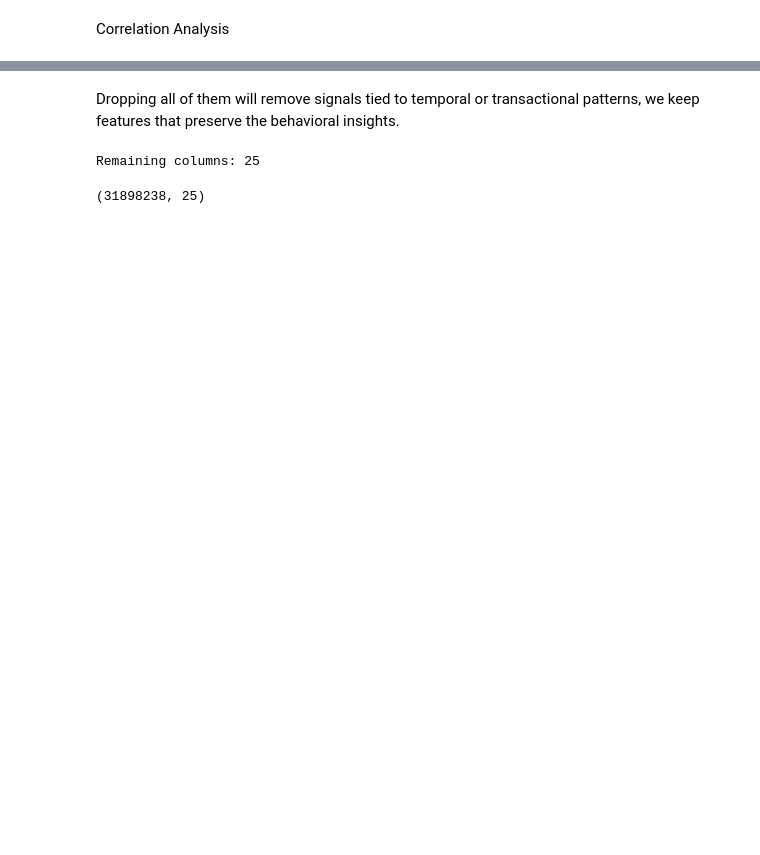
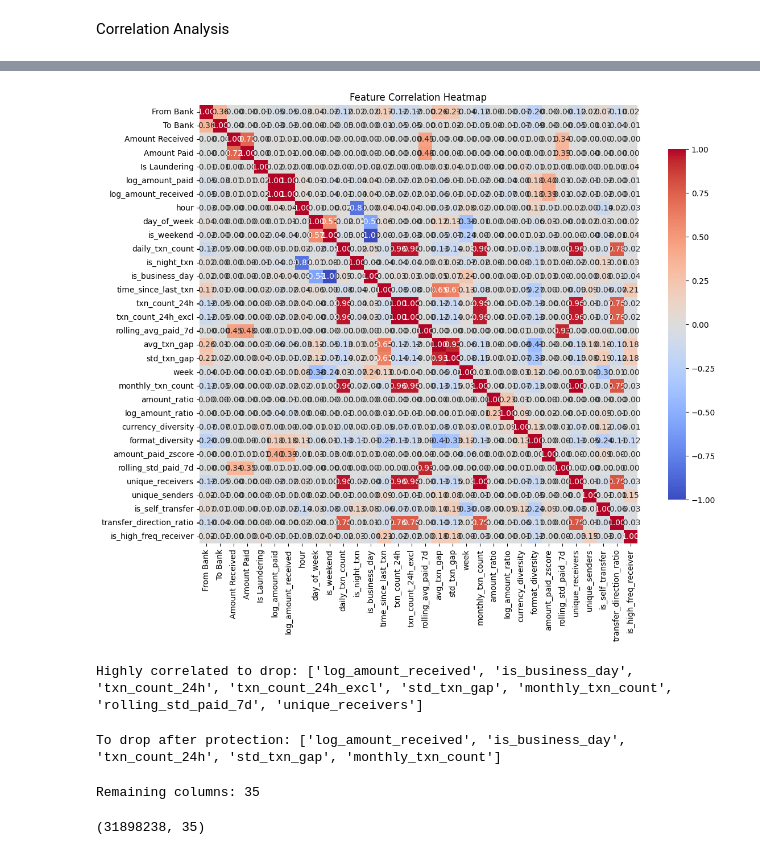
Before and after one commit to DelphinKdl/CUA-MDA-Capstone-BaaS-Risk-Monitoring, a Jupyter notebook: notebooks/02_feature_engineering.ipynb, the cells around one changed output, grey strips where cells are left out. Saved outputs shown, nothing was run; the diff lists cells and outputs as text; code cells hidden in the pictures; blank space fills up the shorter version.

```diff
--- a/notebooks/02_feature_engineering.ipynb
+++ b/notebooks/02_feature_engineering.ipynb
@@ -136 +165,11 @@ df = df.merge(counter_to, left_on='Account', right_index=True, how='left')
+# %%
+# Transfer direction ratio (outgoing / incoming transactions per account)
+sent_counts = df.groupby('Account')['Amount Paid'].transform('count')
+recv_counts = df.groupby('Account.1')['Amount Paid'].transform('count')
+
+df['transfer_direction_ratio'] = sent_counts / (recv_counts + 1e-6)
+# %%
+# High-Frequency Receiver
+threshold = df['unique_senders'].quantile(0.95)
+df['is_high_freq_receiver'] = (df['unique_senders'] > threshold).astype('int8')
 # %%
@@ -170,2 +202,0 @@ Highly correlated to drop: ['log_amount_received', 'txn_count_24h', 'txn_count_2
-# %% [markdown]
-Dropping all of them will remove signals tied to temporal or transactional patterns, we keep  features that preserve the behavioral insights.
@@ -183,10 +203,41 @@ to_drop_final = {
-# %%
-
-df_reduced = df.drop(columns=list(to_drop_final), errors='ignore')
-print(f"Remaining columns: {len(df_reduced.columns)}")
-df_reduced.shape
-# %% [output]
-Remaining columns: 25
-(31898238, 25)
+# %%
+numeric_cols = df.select_dtypes(include='number').columns.tolist()
+# %%
+threshold = 0.9
+corr_matrix = df[numeric_cols].corr()
+# %%
+# Correlation
+plt.figure(figsize=(14, 10))
+sns.heatmap(corr_matrix, annot=True, cmap='coolwarm', fmt=".2f", square=True, cbar_kws={"shrink": .8})
+plt.title("Feature Correlation Heatmap")
+plt.show()
+# %% [output]
+[figure, added]
+# %%
+# Upper triangle of correlation matrix
+upper = corr_matrix.where(np.triu(np.ones(corr_matrix.shape), k=1).astype(bool))
+# highly correlated features
+highly_corr = [col for col in upper.columns if any(upper[col].abs() > 0.9)]
+print("Highly correlated to drop:", highly_corr)
+# %% [output]
+Highly correlated to drop: ['log_amount_received', 'is_business_day', 'txn_count_24h', 'txn_count_24h_excl', 'std_txn_gap', 'monthly_txn_count', 'rolling_std_paid_7d', 'unique_receivers']
+# %%
+# Protect domain-relevant features
+protected = {
+    'txn_count_24h_excl',
+    'rolling_std_paid_7d',
+    'unique_receivers'
+}
+to_drop = [f for f in highly_corr if f not in protected]
+print("To drop after protection:", to_drop)
+# %% [output]
+To drop after protection: ['log_amount_received', 'is_business_day', 'txn_count_24h', 'std_txn_gap', 'monthly_txn_count']
+# %%
+df_reduced = df.drop(columns=list(to_drop), errors='ignore')
+print(f"Remaining columns: {len(df_reduced.columns)}")
+df_reduced.shape
+# %% [output]
+Remaining columns: 35
+(31898238, 35)
 # %%
 df_reduced.to_parquet("../data/Silver/df_reduced.parquet", index=False)
```
Also changed, not shown: parts of 29 cells of this notebook.
